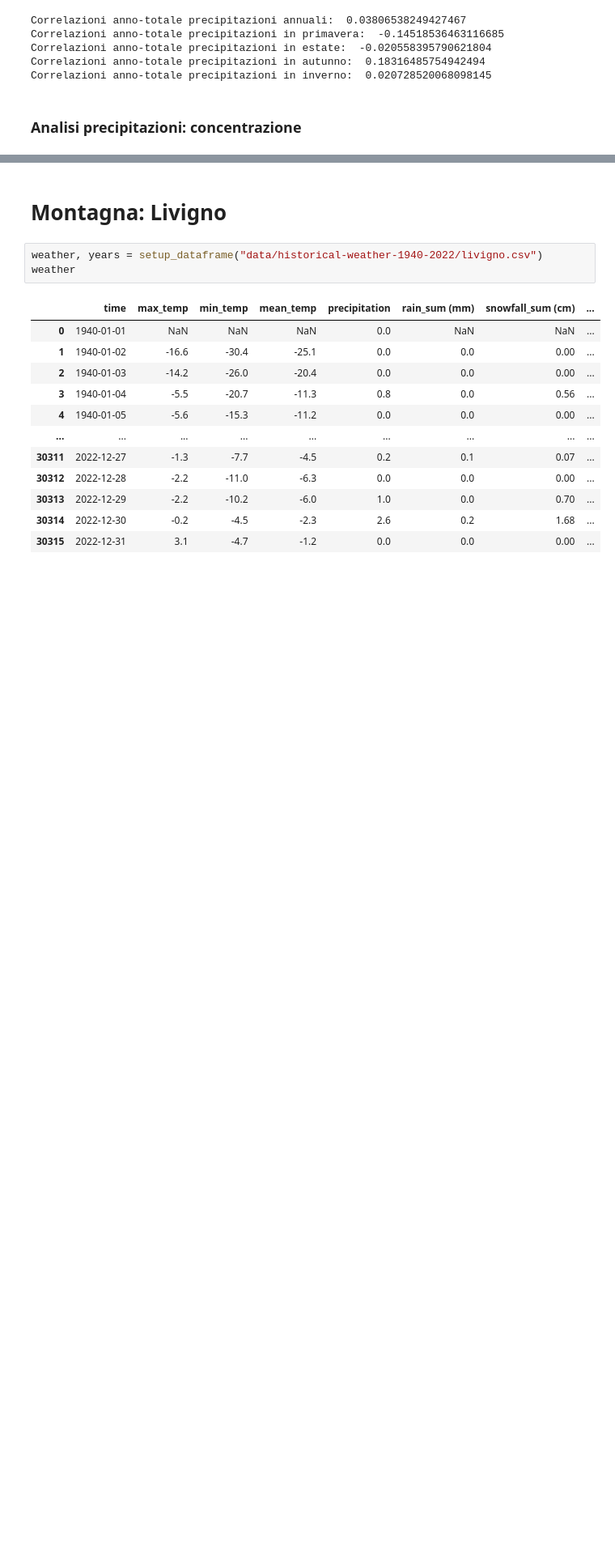
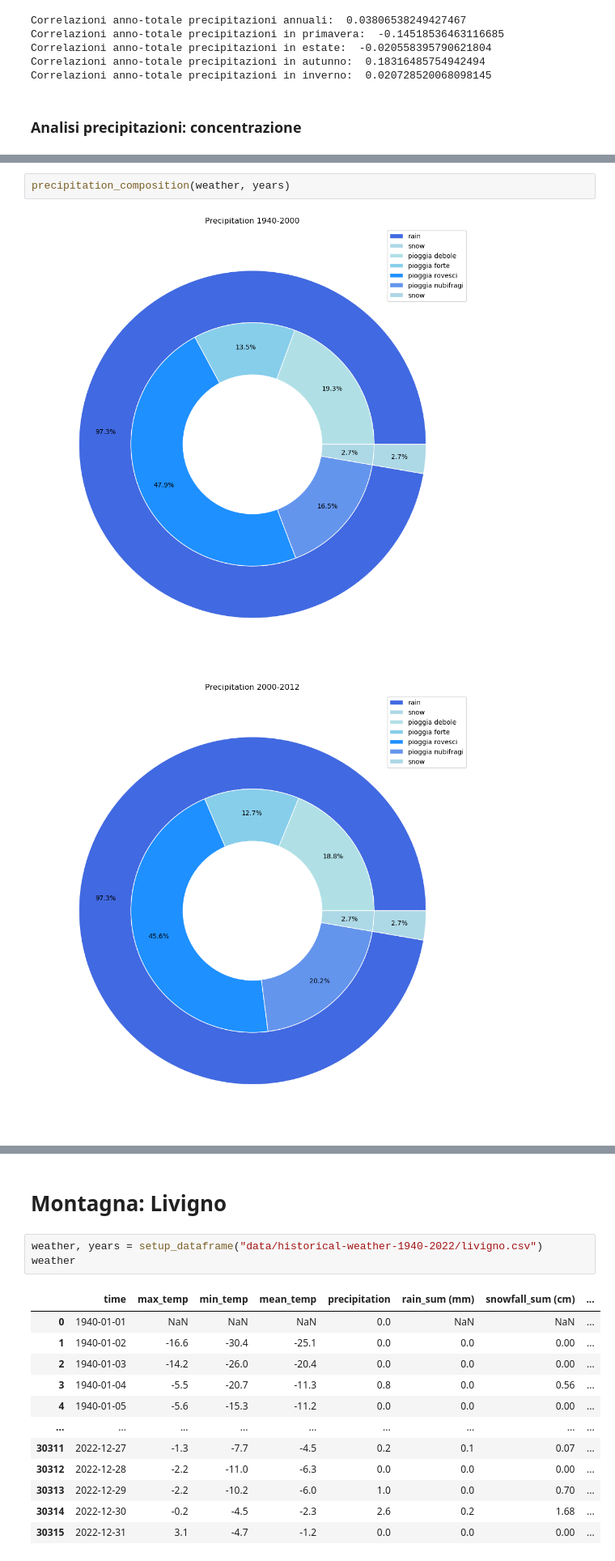
Before and after one commit to Favo02-unimi/visualizzazione-scientifica, a Jupyter notebook: climate.ipynb, the cells around one changed output, grey strips where cells are left out. Shown at 81% size. Saved outputs shown, nothing was run; the diff lists cells and outputs as text; blank space fills up the shorter version.

```diff
--- a/climate.ipynb
+++ b/climate.ipynb
@@ -494 +609,6 @@ concentration_precipitation_by_year(weather, years)
 Correlazione anno-indice di concentrazione 0.14523248735219194
+# %%
+precipitation_composition(weather, years)
+# %% [output]
+[figure, added]
+[figure, added]
```
Also changed, not shown: parts of 18 cells of this notebook.
